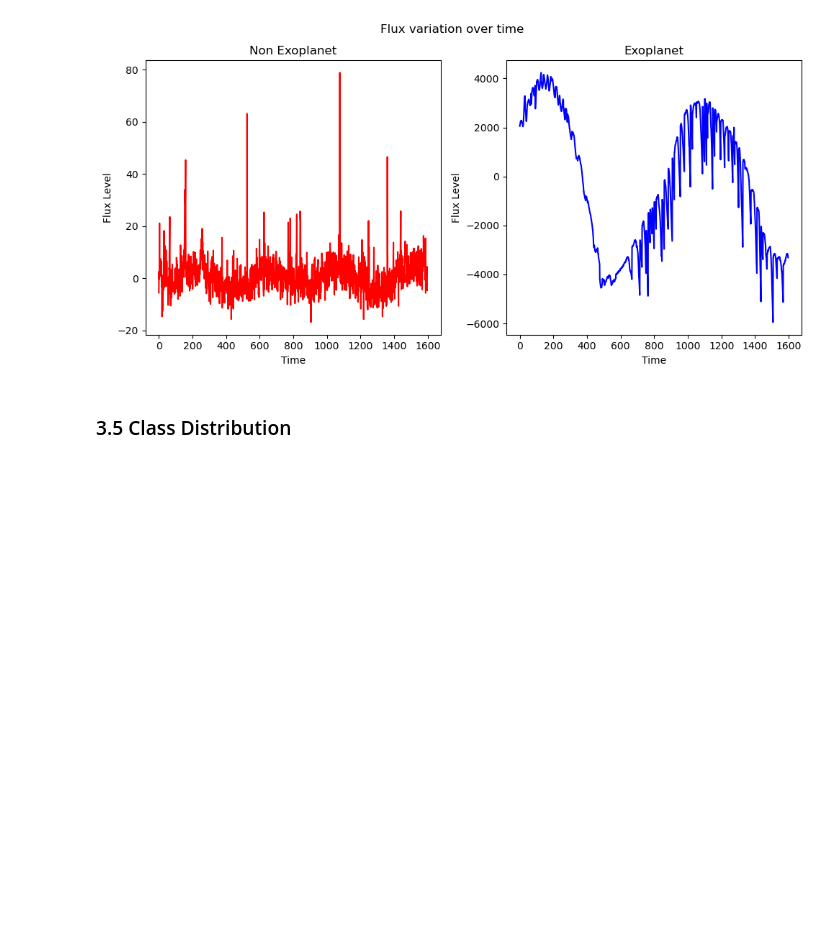
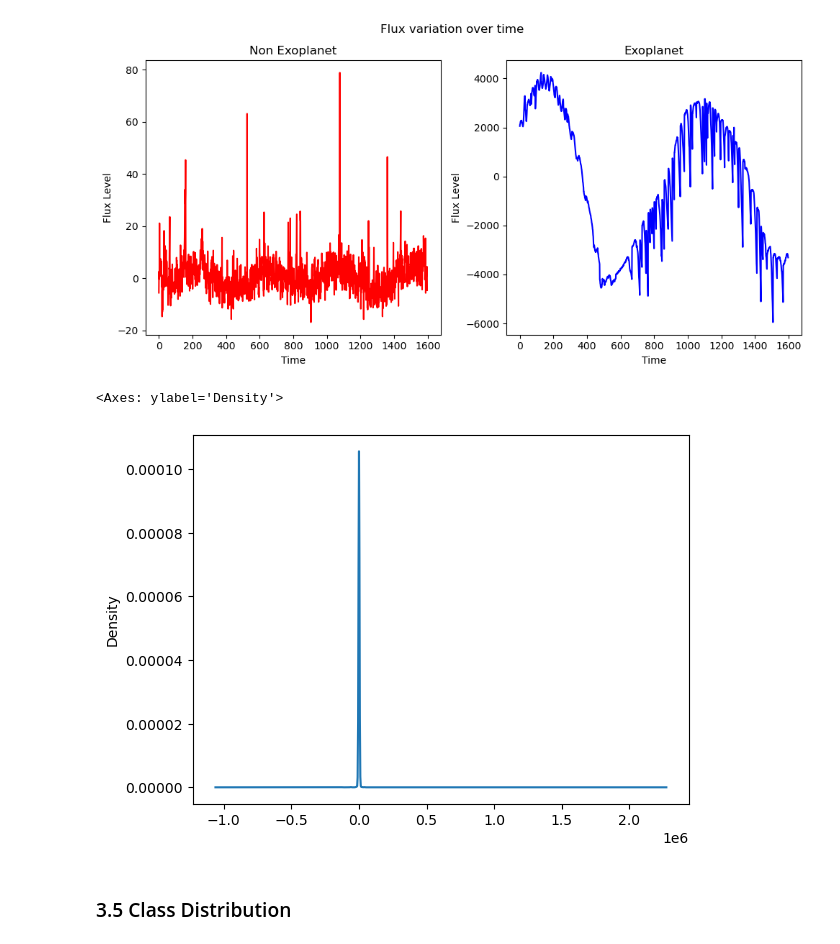
Before and after one commit to shekar-raja/exoplanet-detection-system-ml, a Jupyter notebook: Exoplanet Detection System.ipynb, the cells around one changed output. Cells and saved outputs as stored; diff of their text form; code cells hidden in the pictures; blank space fills up the shorter version.

```diff
--- a/Exoplanet Detection System.ipynb
+++ b/Exoplanet Detection System.ipynb
@@ -219,6 +219,11 @@ plt.subplots_adjust(top=0.88)
 plt.show()
 # %% [output]
 [figure]
+# %%
+df["FLUX.1"].plot.kde()
+# %% [output]
+<Axes: ylabel='Density'>
+[figure, added]
 # %% [markdown]
 ### 3.5 Class Distribution
 # %% [markdown]
```
